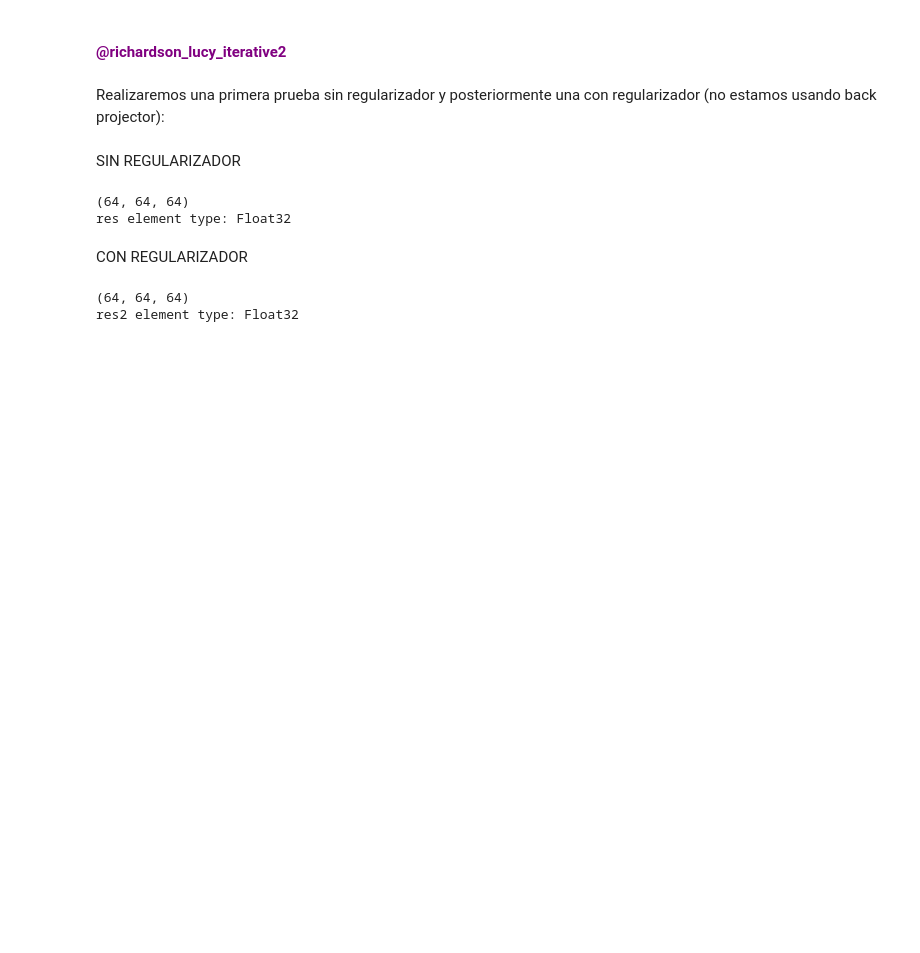
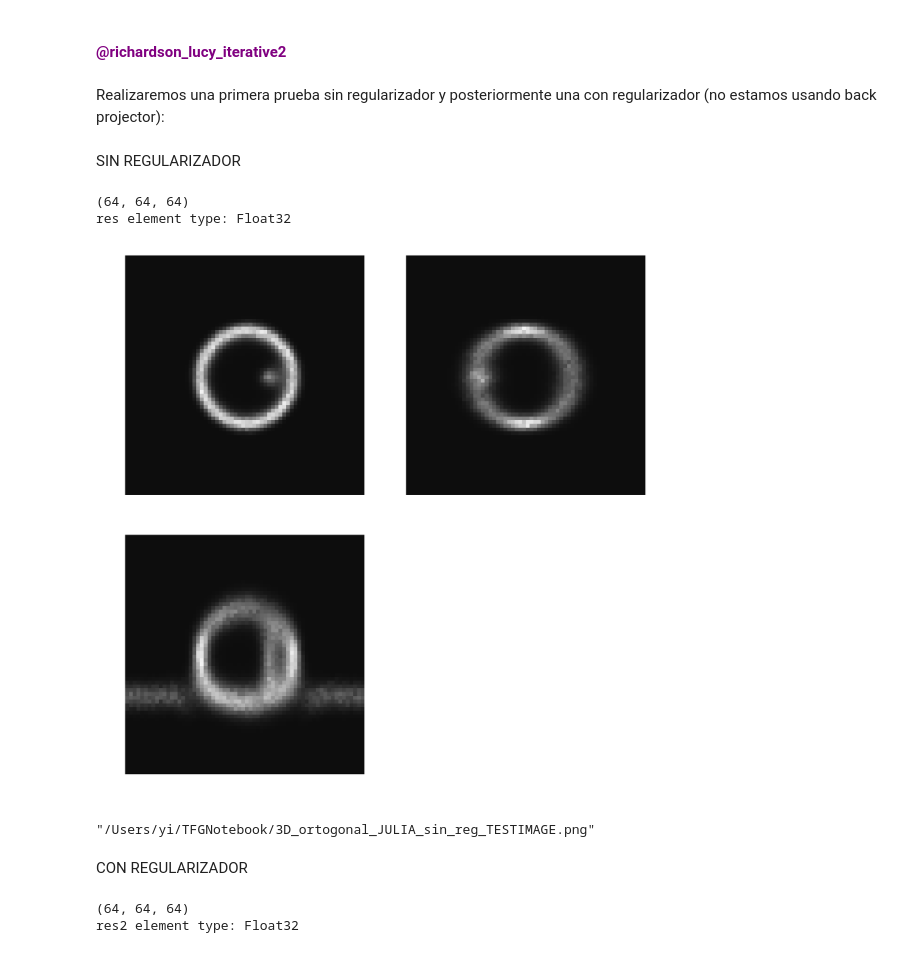
Before and after one commit to Jimena163/TFGNotebook, a Jupyter notebook: 3D_Julia_MAC.ipynb, the cells around one changed output. Drawn from its saved outputs; the diff is of its cells as text; code cells hidden in the pictures; blank space fills up the shorter version.

```diff
--- a/3D_Julia_MAC.ipynb
+++ b/3D_Julia_MAC.ipynb
@@ -257,20 +370,20 @@ BackProjector (generic function with 1 method)
 Comenzamos cargando la imagen con ruido y la PSF que se van a emplear en esta primera prueba:
 # %%
 # Cargamos la imagen (esta imagen no tiene ruido)
-img = convert(Array{Float32}, channelview(load("simple_3d_ball.tif")));
+img = convert(Array{Float32}, channelview(load("ImagenesEmpleadas3D/simple_3d_ball.tif")));
 
 # Cargamos la imagen con ruido
-img_n = convert(Array{Float32}, channelview(load("simple_3d_ball_blurred.tif")));
+img_n_julia = convert(Array{Float32}, channelview(load("ImagenesEmpleadas3D/simple_3d_ball_blurred.tif")));
 
 # Caragamos la PSF y la normalizamos
-psf = ifftshift(convert(Array{Float32}, channelview(load("simple_3d_psf.tif"))));
+psf_test_julia = ifftshift(convert(Array{Float32}, channelview(load("ImagenesEmpleadas3D/simple_3d_psf.tif"))));
 
 # Agregar un pequeño valor para evitar divisiones por cero
 epsilon = eps(Float32)
 
 # Asegurarse de que el PSF no tenga valores cero y normalizarlo
-psf = psf .+ epsilon;
-psf ./= sum(psf);
+psf_test_julia = psf_test_julia .+ epsilon;
+psf_test_julia ./= sum(psf_test_julia);
 # %% [markdown]
 Verificamos que el tamaño y el tipo de la imagen y PSF sea el mismo
 # %%
@@ -290,13 +403,18 @@ Realizaremos una primera prueba sin regularizador y posteriormente una con regul
 # %% [markdown]
 SIN REGULARIZADOR
 # %%
-sin_reg = richardson_lucy_iterative2(img_n, psf, regularizer=nothing, iterations=30);
+sin_reg = richardson_lucy_iterative2(img_n_julia, psf_test_julia, regularizer=nothing, iterations=30);
 
 println(size(sin_reg))
 println("res element type: ", eltype(sin_reg))
 # %% [output]
 (64, 64, 64)
 res element type: Float32
+# %%
+plot_orthogonal_views2(sin_reg, save_path="3D_ortogonal_JULIA_sin_reg_TESTIMAGE.png")
+# %% [output]
+[figure, added]
+"/Users/yi/TFGNotebook/3D_ortogonal_JULIA_sin_reg_TESTIMAGE.png"
 # %% [markdown]
 CON REGULARIZADOR
 # %%
```
Also changed, not shown: parts of 28 cells of this notebook, 36 other files.
